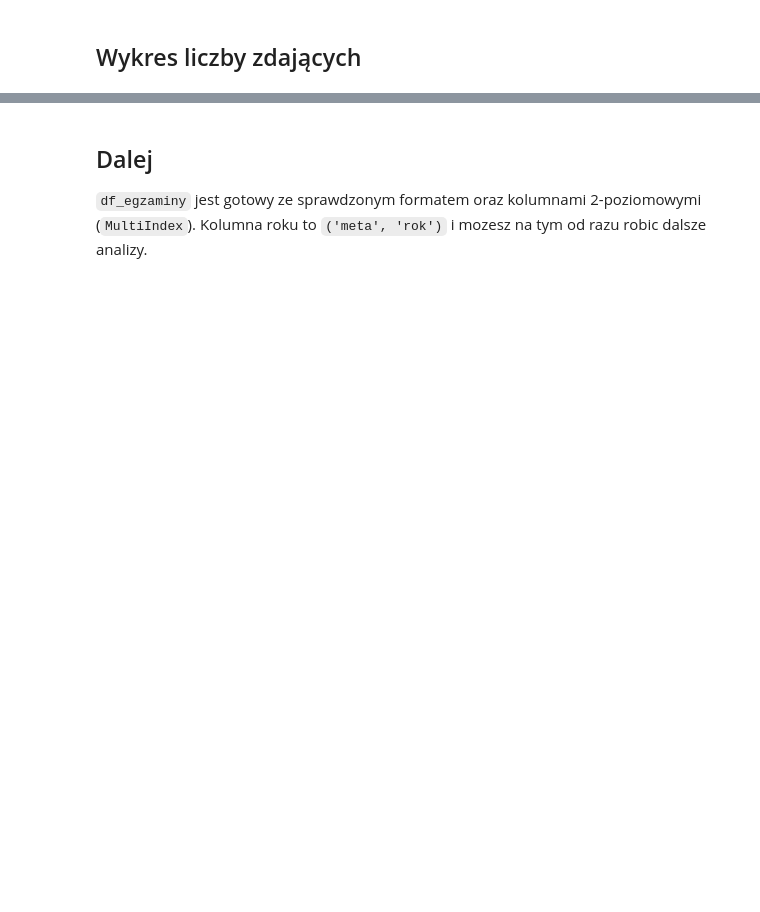
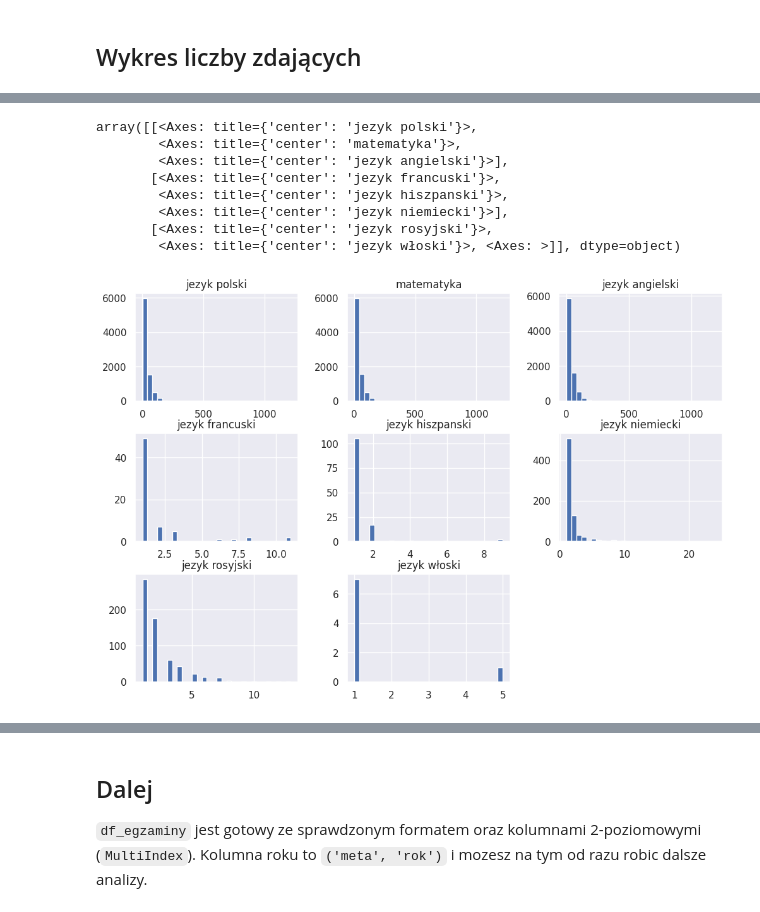
Before and after one commit to herbakamil/compare-primary-schools-mazowieckie, a Jupyter notebook: notebooks/analiza.ipynb, the cells around one changed output, grey strips where cells are left out. Cells and saved outputs as stored; diff of their text form; code cells hidden in the pictures; blank space fills up the shorter version.

```diff
--- a/notebooks/analiza.ipynb
+++ b/notebooks/analiza.ipynb
@@ -116,12 +137,10 @@ frames = []
 reference_cols = None
 reference_file = None
 
-
-def is_optional_col(col: tuple[str, str]) -> bool:
-    # Ta kolumna bywa tylko w czesci lat.
-    metryka_norm = normalize_text(col[1]).replace('ł', 'l')
-    return 'identyfikator szkoly' in metryka_norm
-
+def remove_unnecessary_columns(df: pd.DataFrame) -> pd.DataFrame:
+    if 'identyfikator szkoły' in df.meta:
+        return df.drop(columns=('meta', 'identyfikator szkoły'))
+    return df
 
 for path in files:
     year = extract_year(path.name)
@@ -130,6 +149,7 @@ for path in files:
     if not has_mediana_columns(df.columns):
         raise ValueError(f'Plik nie zawiera kolumn z mediana: {path.name}')
 
+    df = remove_unnecessary_columns(df)
     if reference_cols is None:
         reference_cols = df.columns
         reference_file = path.name
@@ -137,14 +157,11 @@ for path in files:
         missing_vs_ref = sorted(set(reference_cols) - set(df.columns))
         extra_vs_ref = sorted(set(df.columns) - set(reference_cols))
 
-        missing_non_optional = [c for c in missing_vs_ref if not is_optional_col(c)]
-        extra_non_optional = [c for c in extra_vs_ref if not is_optional_col(c)]
-
-        if missing_non_optional or extra_non_optional:
+        if missing_vs_ref or extra_vs_ref:
             raise ValueError(
                 'Niezgodny format kolumn (poza dozwolona kolumna opcjonalna). '
                 f'Plik referencyjny: {reference_file}; plik problematyczny: {path.name}; '
-                f'brakujace: {missing_non_optional}; dodatkowe: {extra_non_optional}'
+                f'brakujace: {missing_vs_ref}; dodatkowe: {extra_vs_ref}'
             )
 
     # Dokladamy rok jako pierwsza kolumne, tez w strukturze 2-poziomowej.
@@ -155,7 +172,12 @@ for path in files:
 # Kolumna opcjonalna pojawi sie z NaN tam, gdzie nie wystepuje.
 df_egzaminy = pd.concat(frames, ignore_index=True, sort=False)
 
-polish_candidates_col = choose_polish_candidates_col(df_egzaminy.columns)
+column_index = build_column_index(df_egzaminy.columns)
+polish_candidates_col = get_subject_metric_col(
+    column_index,
+    subject_aliases=['polski', 'jezyk polski'],
+    metric_aliases=['liczba zdajacych', 'liczba uczniow'],
+)
 
 df_egzaminy.head()
 # %% [output]
@@ -203,0 +227,12 @@ Przykladowe kolumny MultiIndex: [('meta', 'rok'), ('meta', 'id oke'), ('meta', '
+# %%
+obszary = []
+kolumny = []
+for obszar, metryka in df_egzaminy.columns:
+    if obszar == 'meta':
+        continue
+    if metryka == 'liczba zdajacych':
+        obszary.append(obszar)
+        kolumny.append((obszar, metryka))
+df_liczba_zdajacych = df_egzaminy[kolumny]
+df_liczba_zdajacych.columns = obszary
+df_liczba_zdajacych
@@ -203,0 +253,15 @@ Przykladowe kolumny MultiIndex: [('meta', 'rok'), ('meta', 'id oke'), ('meta', '
+# %%
+df_liczba_zdajacych.hist(
+    bins=30,
+    figsize=(12, 8)
+)
+# %% [output]
+array([[<Axes: title={'center': 'jezyk polski'}>,
+        <Axes: title={'center': 'matematyka'}>,
+        <Axes: title={'center': 'jezyk angielski'}>],
+       [<Axes: title={'center': 'jezyk francuski'}>,
+        <Axes: title={'center': 'jezyk hiszpanski'}>,
+        <Axes: title={'center': 'jezyk niemiecki'}>],
+       [<Axes: title={'center': 'jezyk rosyjski'}>,
+        <Axes: title={'center': 'jezyk włoski'}>, <Axes: >]], dtype=object)
+[figure, added]
```
Also changed, not shown: parts of 31 cells of this notebook, 2 other files.
